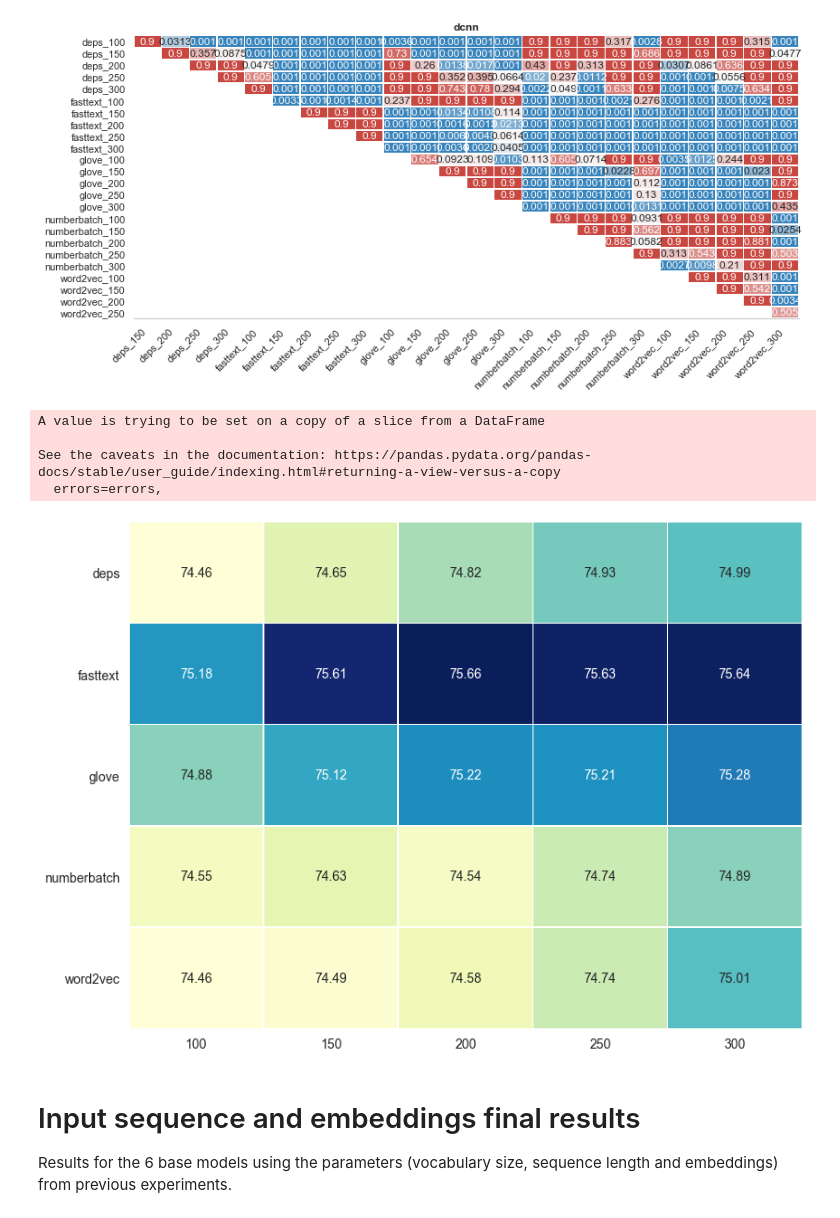
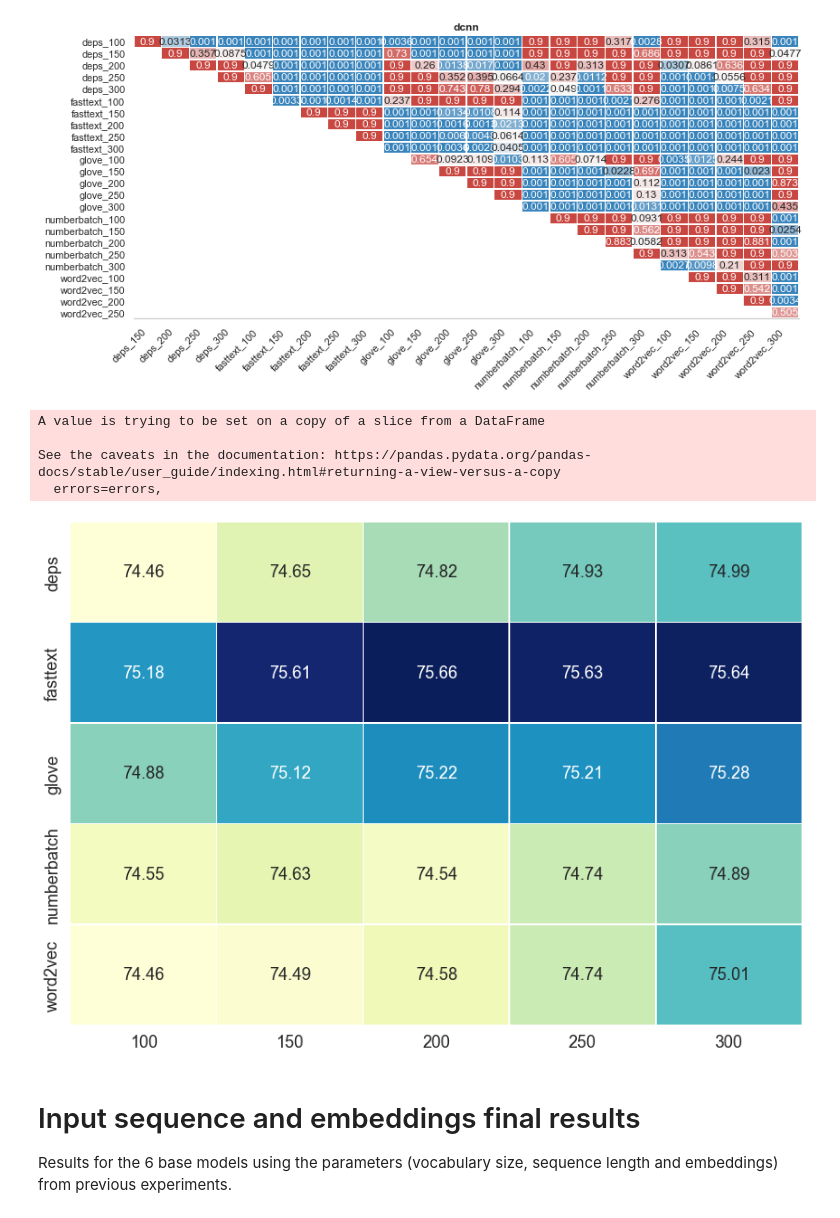
Before and after one commit to NathanDuran/Sentence-Encoding-for-DA-Classification, a Jupyter notebook: data_processing/swda_results.ipynb, the cells around one changed output. Saved outputs shown, nothing was run; the diff lists cells and outputs as text; code cells hidden in the pictures.

```diff
--- a/data_processing/swda_results.ipynb
+++ b/data_processing/swda_results.ipynb
@@ -728,21 +737,22 @@ g, fig = plot_facetgrid(tukey_frame, x='group1', y='group2', hue='p-value', col=
 # %% [output]
 [figure]
 # %%
+# Get only models that show significant effect
+heatmap_data = embed_acc_data[embed_acc_data['model_name'] == 'dcnn']
+
 # Generate accuracy heatmap
-heatmap_data = embed_acc_data[embed_acc_data['model_name'] == 'dcnn']
 heatmap_data.drop(['model_name', 'test_acc'], axis=1, inplace=True)
 heatmap_data = pd.pivot_table(heatmap_data, values='val_acc', index=['embedding_type'], columns='embedding_dim')
-
 g = plot_heatmap(heatmap_data, title='', y_label='', x_label='', colour='YlGnBu', num_colour=100, square=False,
-                     show_cbar=False, annotate=True, annot_font_size=14, num_format='.2f', y_tick_rotation=0)
+                     show_cbar=False, annotate=True, annot_font_size=18, num_format='.2f', y_tick_rotation=90)
 
 g.savefig(os.path.join(task_name, 'embedding_type', 'embedding_type_dcnn_accuracy.png'))
 # %% [output]
 A value is trying to be set on a copy of a slice from a DataFrame
 
 See the caveats in the documentation: https://pandas.pydata.org/pandas-docs/stable/user_guide/indexing.html#returning-a-view-versus-a-copy
   errors=errors,
-[figure, old version]
+[figure, new version]
 # %% [markdown]
 # Input sequence and embeddings final results
 
```
Also changed, not shown: parts of 18 cells of this notebook, 16 other files.
